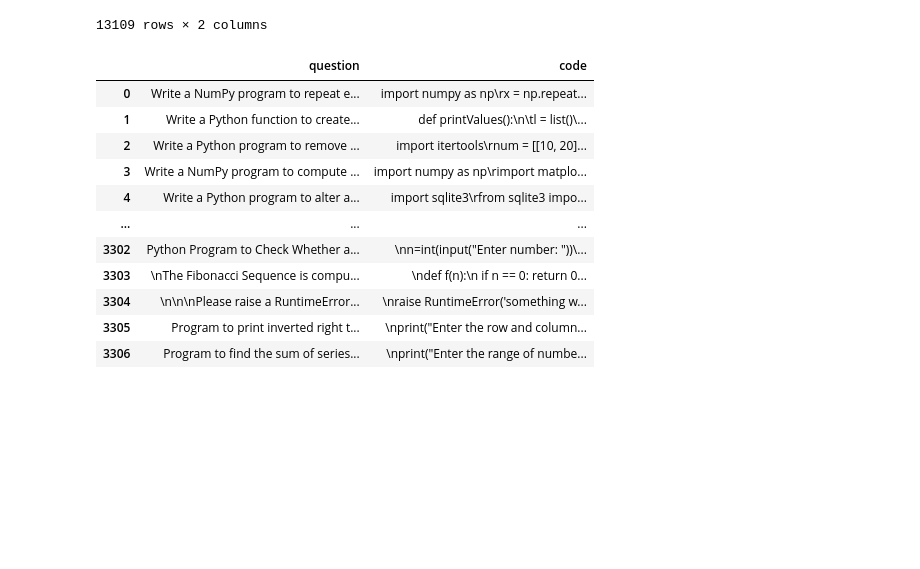
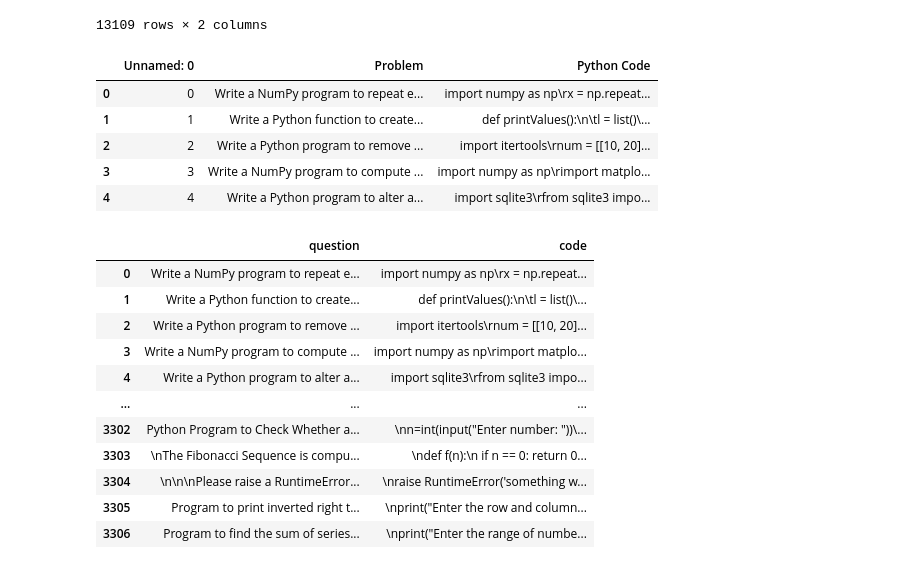
Before and after one commit to manishKrMahto/Python-Question-Answer-System, a Jupyter notebook: Data Preprocessing ( Merging ).ipynb, the cells around one changed output. Drawn from its saved outputs; the diff is of its cells as text; code cells hidden in the pictures; blank space fills up the shorter version.

```diff
--- a/Data Preprocessing ( Merging ).ipynb
+++ b/Data Preprocessing ( Merging ).ipynb
@@ -106,6 +123,15 @@ df1
 | 13107 | Write a python program to print t... | def pattern(n):\n # Outer loop \n... |
 | 13108 | Create a webhook in Python to han... | import json\nfrom flask import Fl... |
 13109 rows × 2 columns
+# %%
+df2.head()
+# %% [output]
+|  | Unnamed: 0 | Problem | Python Code |
+| 0 | 0 | Write a NumPy program to repeat e... | import numpy as np\rx = np.repeat... |
+| 1 | 1 | Write a Python function to create... | def printValues():\n\tl = list()\... |
+| 2 | 2 | Write a Python program to remove ... | import itertools\rnum = [[10, 20]... |
+| 3 | 3 | Write a NumPy program to compute ... | import numpy as np\rimport matplo... |
+| 4 | 4 | Write a Python program to alter a... | import sqlite3\rfrom sqlite3 impo... |
 # %%
 # Rename columns to standard format
 df2.rename(columns={"Problem": "question", "Python Code": "code"}, inplace=True)
```
Also changed, not shown: parts of 2 cells of this notebook, 1 other file.
